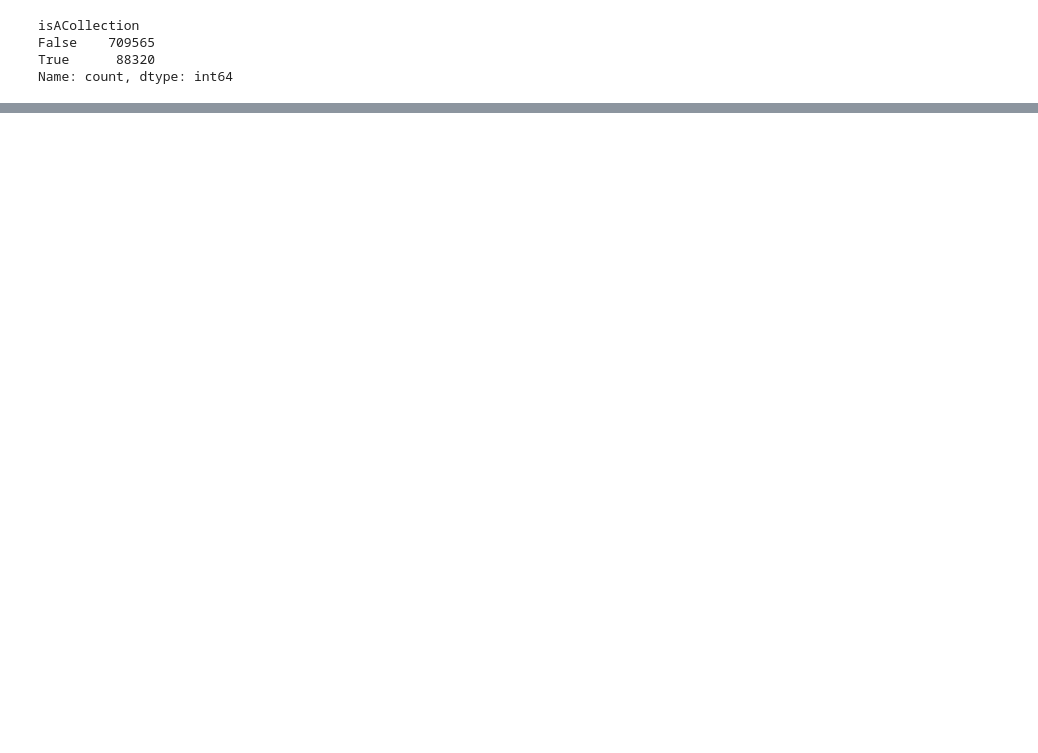
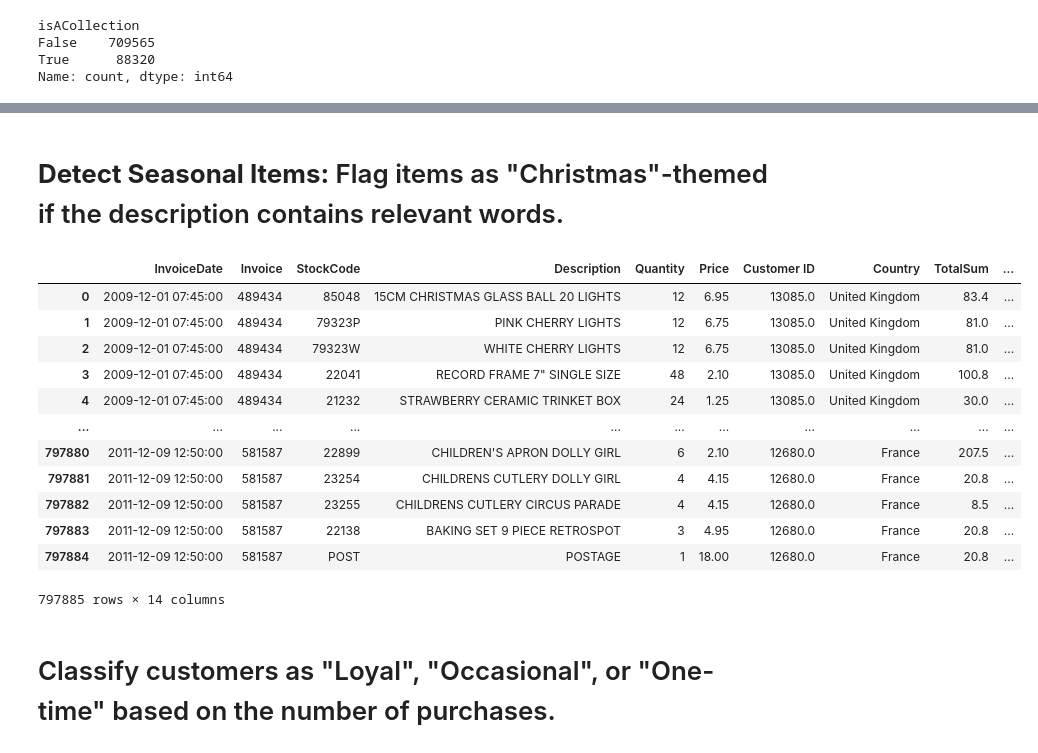
Before and after one commit to hsahmad112/DataAndThingsW2025, a Jupyter notebook: exercise_3.ipynb, the cells around one changed output, grey strips where cells are left out. Drawn from its saved outputs; the diff is of its cells as text; code cells hidden in the pictures; blank space fills up the shorter version.

```diff
--- a/exercise_3.ipynb
+++ b/exercise_3.ipynb
@@ -437,0 +472,24 @@ df
+# %% [markdown]
+# **Detect Seasonal Items:** Flag items as "Christmas"-themed if the description contains relevant words.
+# %%
+# the logic will be the same as the task from earlier using description words for feature engineering.
+# See previous task for explaination
+words  = [ "festive", "merry", "mistletoe", "santa", "carols", "decorations", "eggnog", "elves", "holly", "reindeer", "tinsel", "angel", "evergreen", "snow", "stocking", "suletide"]
+df['isFestive'] = df['Description'].str.lower().apply(lambda x: any(word in x for word in words))
+df
+# %% [output]
+|  | InvoiceDate | Invoice | StockCode | Description | Quantity | Price | Customer ID | Country | TotalSum | ... |
+| 0 | 2009-12-01 07:45:00 | 489434 | 85048 | 15CM CHRISTMAS GLASS BALL 20 LIGHTS | 12 | 6.95 | 13085.0 | United Kingdom | 83.4 | ... |
+| 1 | 2009-12-01 07:45:00 | 489434 | 79323P | PINK CHERRY LIGHTS | 12 | 6.75 | 13085.0 | United Kingdom | 81.0 | ... |
+| 2 | 2009-12-01 07:45:00 | 489434 | 79323W | WHITE CHERRY LIGHTS | 12 | 6.75 | 13085.0 | United Kingdom | 81.0 | ... |
+| 3 | 2009-12-01 07:45:00 | 489434 | 22041 | RECORD FRAME 7" SINGLE SIZE | 48 | 2.10 | 13085.0 | United Kingdom | 100.8 | ... |
+| 4 | 2009-12-01 07:45:00 | 489434 | 21232 | STRAWBERRY CERAMIC TRINKET BOX | 24 | 1.25 | 13085.0 | United Kingdom | 30.0 | ... |
+| ... | ... | ... | ... | ... | ... | ... | ... | ... | ... | ... |
+| 797880 | 2011-12-09 12:50:00 | 581587 | 22899 | CHILDREN'S APRON DOLLY GIRL | 6 | 2.10 | 12680.0 | France | 207.5 | ... |
+| 797881 | 2011-12-09 12:50:00 | 581587 | 23254 | CHILDRENS CUTLERY DOLLY GIRL | 4 | 4.15 | 12680.0 | France | 20.8 | ... |
+| 797882 | 2011-12-09 12:50:00 | 581587 | 23255 | CHILDRENS CUTLERY CIRCUS PARADE | 4 | 4.15 | 12680.0 | France | 8.5 | ... |
+| 797883 | 2011-12-09 12:50:00 | 581587 | 22138 | BAKING SET 9 PIECE RETROSPOT | 3 | 4.95 | 12680.0 | France | 20.8 | ... |
+| 797884 | 2011-12-09 12:50:00 | 581587 | POST | POSTAGE | 1 | 18.00 | 12680.0 | France | 20.8 | ... |
+797885 rows × 14 columns
+# %% [markdown]
+# Classify customers as "Loyal", "Occasional", or "One-time" based on the number of purchases.
```
Also changed, not shown: parts of 19 cells of this notebook.
